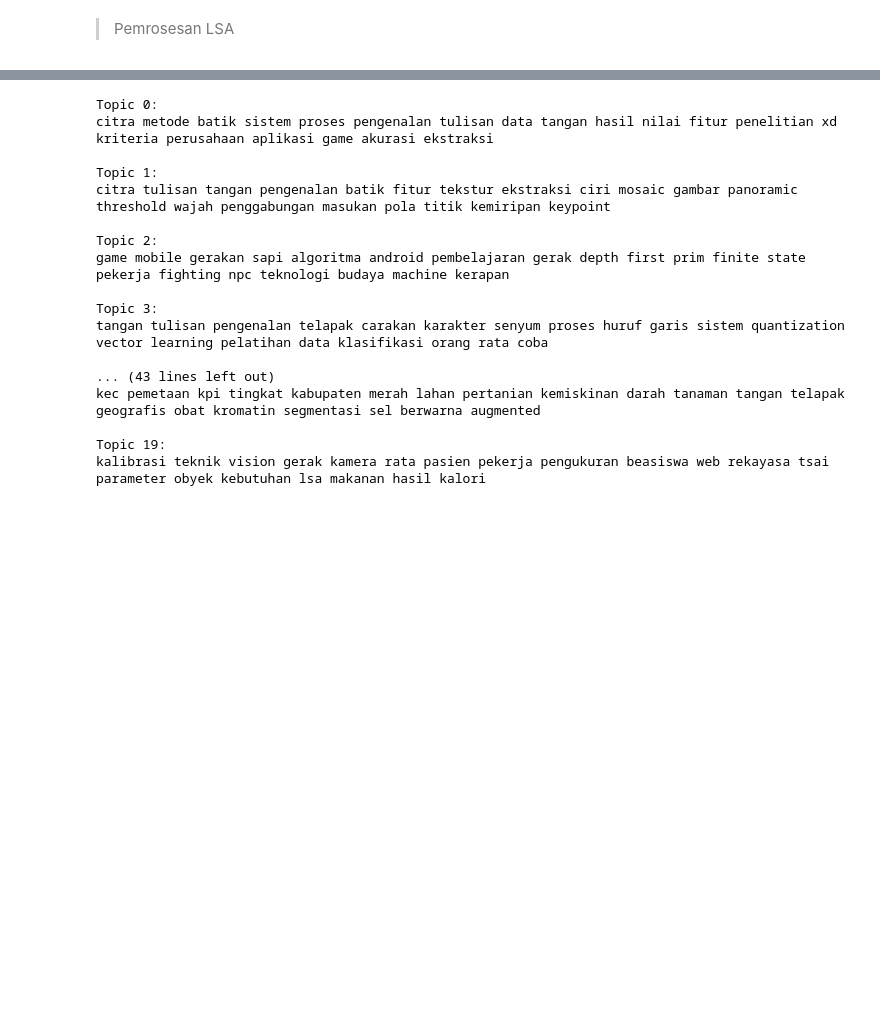
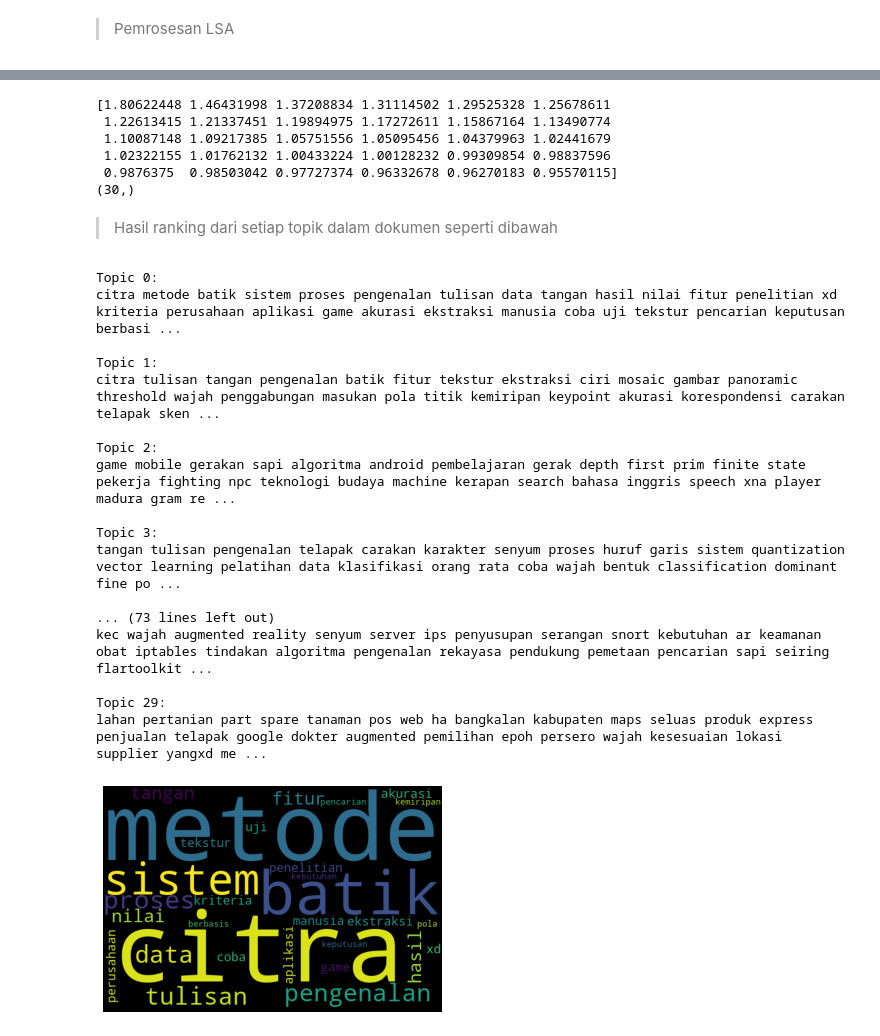
Before and after one commit to slmn007/Latent-Semantic-Analysis-LSA-, a Jupyter notebook: LSA/LSA.ipynb, the cells around one changed output, grey strips where cells are left out. Cells and saved outputs as stored; diff of their text form; code cells hidden in the pictures; blank space fills up the shorter version.

```diff
--- a/LSA/LSA.ipynb
+++ b/LSA/LSA.ipynb
@@ -305,5 +366,5 @@ from sklearn.decomposition import TruncatedSVD
 # %% [markdown]
 >Pemrosesan LSA
 # %%
-lsa_model = TruncatedSVD(n_components=20, algorithm='randomized', n_iter=10, random_state=42)
+lsa_model = TruncatedSVD(n_components=30, algorithm='randomized', n_iter=10, random_state=42)
 lsa_top=lsa_model.fit_transform(vect_abstrak)
@@ -369,29 +440,41 @@ print(lsa_model.components_)
+# %%
+print(lsa_model.singular_values_)
+print(lsa_model.singular_values_.shape)
+# %% [output]
+[1.80622448 1.46431998 1.37208834 1.31114502 1.29525328 1.25678611
+ 1.22613415 1.21337451 1.19894975 1.17272611 1.15867164 1.13490774
+ 1.10087148 1.09217385 1.05751556 1.05095456 1.04379963 1.02441679
+ 1.02322155 1.01762132 1.00433224 1.00128232 0.99309854 0.98837596
+ 0.9876375  0.98503042 0.97727374 0.96332678 0.96270183 0.95570115]
+(30,)
+# %% [markdown]
+>Hasil ranking dari setiap topik dalam dokumen seperti dibawah
 # %%
 # most important words for each topic
 vocab = vectorizer.get_feature_names()
 
 for i, comp in enumerate(lsa_model.components_):
     vocab_comp = zip(vocab, comp)
-    sorted_words = sorted(vocab_comp, key= lambda x:x[1], reverse=True)[:20]
+    sorted_words = sorted(vocab_comp, key= lambda x:x[1], reverse=True)[:30]
     print("Topic "+str(i)+": ")
     for t in sorted_words:
         print(t[0],end=" ")
     print("\n")
 # %% [output]
 Topic 0:
-citra metode batik sistem proses pengenalan tulisan data tangan hasil nilai fitur penelitian xd kriteria perusahaan aplikasi game akurasi ekstraksi
+citra metode batik sistem proses pengenalan tulisan data tangan hasil nilai fitur penelitian xd kriteria perusahaan aplikasi game akurasi ekstraksi manusia coba uji tekstur pencarian keputusan berbasi ...
 
 Topic 1:
-citra tulisan tangan pengenalan batik fitur tekstur ekstraksi ciri mosaic gambar panoramic threshold wajah penggabungan masukan pola titik kemiripan keypoint
+citra tulisan tangan pengenalan batik fitur tekstur ekstraksi ciri mosaic gambar panoramic threshold wajah penggabungan masukan pola titik kemiripan keypoint akurasi korespondensi carakan telapak sken ...
 
 Topic 2:
-game mobile gerakan sapi algoritma android pembelajaran gerak depth first prim finite state pekerja fighting npc teknologi budaya machine kerapan
+game mobile gerakan sapi algoritma android pembelajaran gerak depth first prim finite state pekerja fighting npc teknologi budaya machine kerapan search bahasa inggris speech xna player madura gram re ...
 
 Topic 3:
-tangan tulisan pengenalan telapak carakan karakter senyum proses huruf garis sistem quantization vector learning pelatihan data klasifikasi orang rata coba
+tangan tulisan pengenalan telapak carakan karakter senyum proses huruf garis sistem quantization vector learning pelatihan data klasifikasi orang rata coba wajah bentuk classification dominant fine po ...
 
-... (43 lines left out)
-kec pemetaan kpi tingkat kabupaten merah lahan pertanian kemiskinan darah tanaman tangan telapak geografis obat kromatin segmentasi sel berwarna augmented
+... (73 lines left out)
+kec wajah augmented reality senyum server ips penyusupan serangan snort kebutuhan ar keamanan obat iptables tindakan algoritma pengenalan rekayasa pendukung pemetaan pencarian sapi seiring flartoolkit ...
 
-Topic 19:
-kalibrasi teknik vision gerak kamera rata pasien pekerja pengukuran beasiswa web rekayasa tsai parameter obyek kebutuhan lsa makanan hasil kalori
+Topic 29:
+lahan pertanian part spare tanaman pos web ha bangkalan kabupaten maps seluas produk express penjualan telapak google dokter augmented pemilihan epoh persero wajah kesesuaian lokasi supplier yangxd me ...
@@ -397,0 +483,19 @@ kalibrasi teknik vision gerak kamera rata pasien pekerja pengukuran beasiswa web
+# %%
+def draw_word_cloud(index):
+    imp_words_topic=""
+    comp=lsa_model.components_[index]
+    vocab_comp = zip(vocab, comp)
+    sorted_words = sorted(vocab_comp, key= lambda x:x[1], reverse=True)[:30]
+    for word in sorted_words:
+        imp_words_topic=imp_words_topic+" "+word[0]
+
+    wordcloud = WordCloud(width=600, height=400).generate(imp_words_topic)
+    plt.figure(figsize=(5,5))
+    plt.imshow(wordcloud)
+    plt.axis("off")
+    plt.tight_layout()
+    plt.show()
+# %%
+draw_word_cloud(0)
+# %% [output]
+[figure, added]
```
Also changed, not shown: parts of 19 cells of this notebook.
